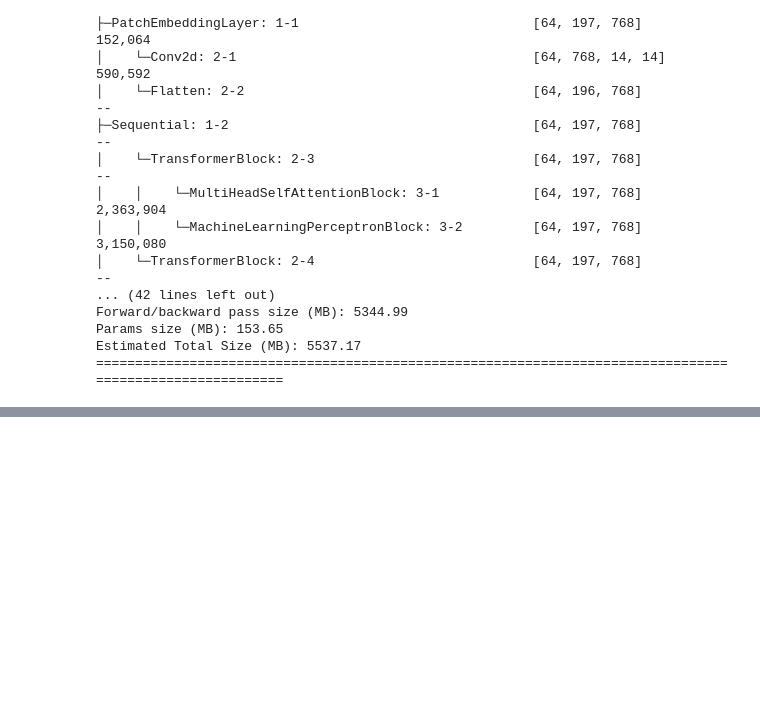
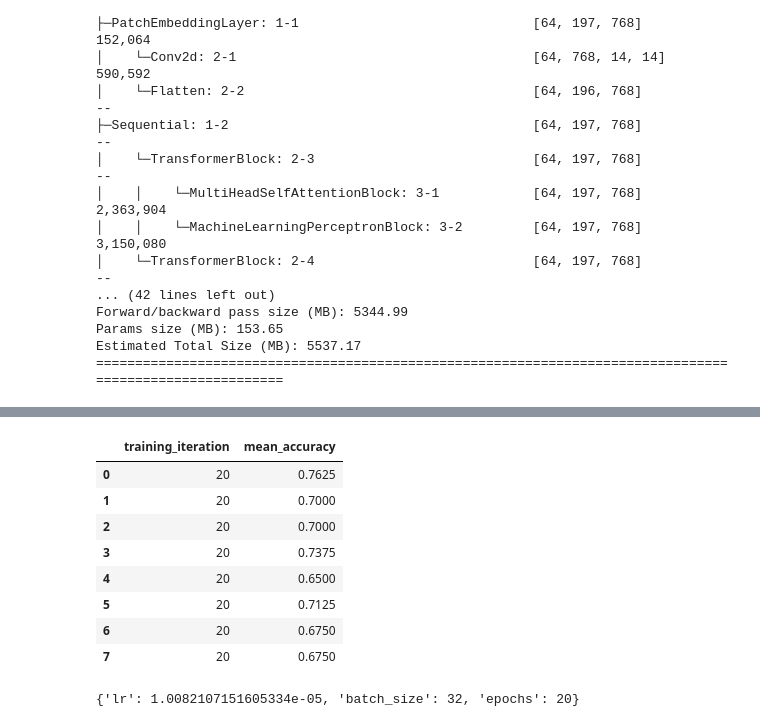
Before and after one commit to qkrwoghd04/binary_classification_using_BERT-ViT, a Jupyter notebook: practice/vit_classification_using_pytorch.ipynb, the cells around one changed output, grey strips where cells are left out. Cells and saved outputs as stored; diff of their text form; code cells hidden in the pictures; blank space fills up the shorter version.

```diff
--- a/practice/vit_classification_using_pytorch.ipynb
+++ b/practice/vit_classification_using_pytorch.ipynb
@@ -536,0 +507,13 @@ TypeError: overall_accuracy() got an unexpected keyword argument 'criterion'
+# %%
+results_df = result_grid.get_dataframe()
+results_df[["training_iteration", "mean_accuracy"]]
+# %% [output]
+|  | training_iteration | mean_accuracy |
+| 0 | 20 | 0.7625 |
+| 1 | 20 | 0.7000 |
+| 2 | 20 | 0.7000 |
+| 3 | 20 | 0.7375 |
+| 4 | 20 | 0.6500 |
+| 5 | 20 | 0.7125 |
+| 6 | 20 | 0.6750 |
+| 7 | 20 | 0.6750 |
@@ -536,0 +523,4 @@ TypeError: overall_accuracy() got an unexpected keyword argument 'criterion'
+# %%
+best_result.config
+# %% [output]
+{'lr': 1.0082107151605334e-05, 'batch_size': 32, 'epochs': 20}
```
Also changed, not shown: parts of 15 cells of this notebook.
